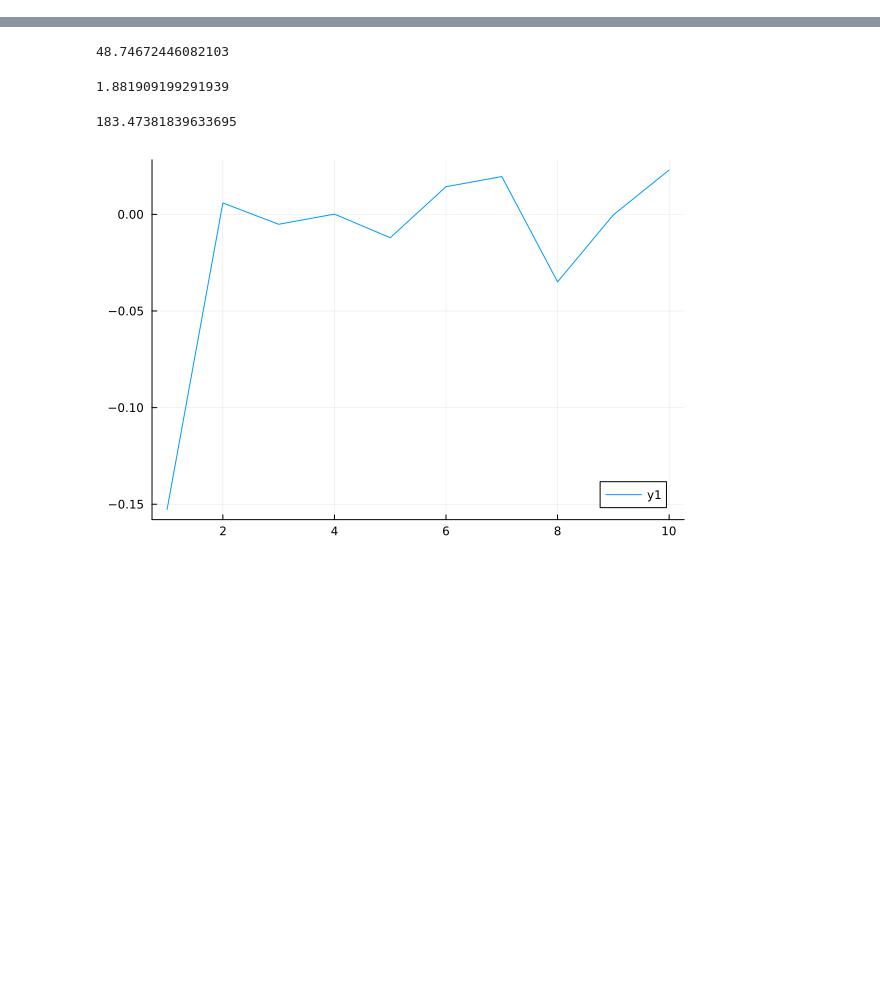
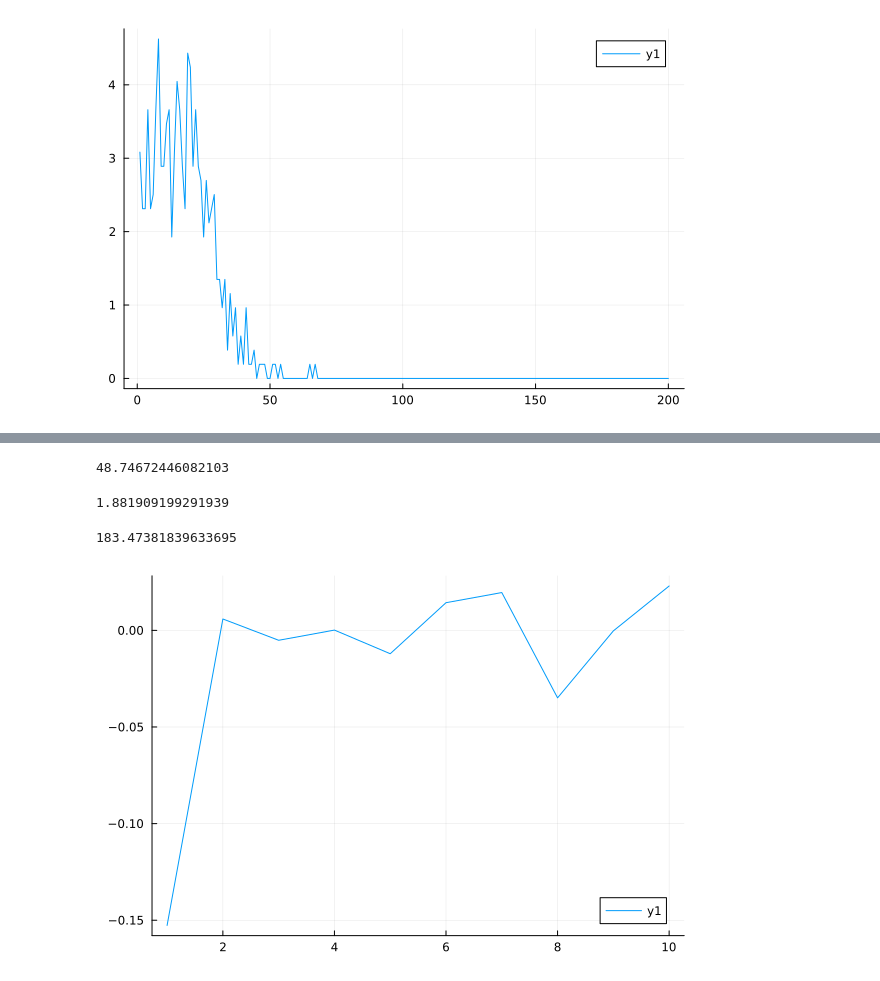
Before and after one commit to ebramyoussef/CaF-cooling-simulations, a Jupyter notebook: CaF SF cooling testing.ipynb, the cells around one changed output, grey strips where cells are left out. Cells and saved outputs as stored; diff of their text form; code cells hidden in the pictures; blank space fills up the shorter version.

```diff
--- a/CaF SF cooling testing.ipynb
+++ b/CaF SF cooling testing.ipynb
@@ -57,0 +225,3 @@ plot(δs, temps)
+# %%
+fv1, _ = get_histogram_arb_idx(all_sols[3][1][1], 80, 0.01)
+fv2, _ = get_histogram_arb_idx(all_sols[3][1][1], 90, 0.01)
@@ -57,0 +235,4 @@ plot(δs, temps)
+# %%
+plot(fv1)
+# %% [output]
+[figure, added]
```
Also changed, not shown: parts of 36 cells of this notebook, 2 other files.
